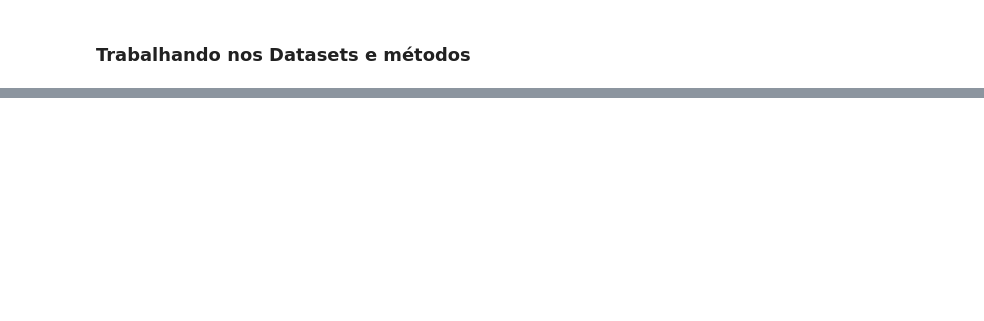
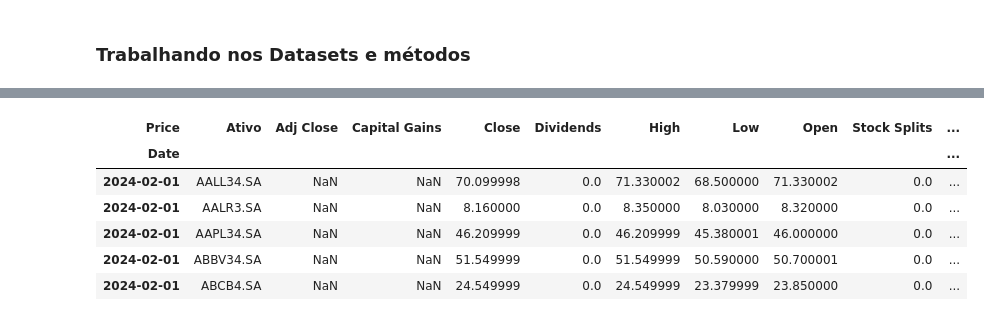
Before and after one commit to vitormiracca/DataEngineer-FinancialData, a Jupyter notebook: ExploracaoInicial/Mercado_Financeiro/ACOES/exp_acao.ipynb, the cells around one changed output, grey strips where cells are left out. Cells and saved outputs as stored; diff of their text form; code cells hidden in the pictures; blank space fills up the shorter version.

```diff
--- a/ExploracaoInicial/Mercado_Financeiro/ACOES/exp_acao.ipynb
+++ b/ExploracaoInicial/Mercado_Financeiro/ACOES/exp_acao.ipynb
@@ -281,0 +384,4 @@ Já conseguimos gerar uma base de dados bem completa de ações, com:
+# %%
+# Lista as acoes e fiis na bolsa pelo investing
+ativos_br = inv.get_stocks_dict('brazil')
+ativos_br
@@ -281,0 +494,5 @@ Já conseguimos gerar uma base de dados bem completa de ações, com:
+# %%
+df = teste_history_full.history(start='2024-02-01', end='2024-02-29')
+df = df.stack(level=1).rename_axis(['Date', 'Ativo']).reset_index(level=1)
+df.head()
+# %% [output]
@@ -281,0 +516,7 @@ Já conseguimos gerar uma base de dados bem completa de ações, com:
+| Price | Ativo | Adj Close | Capital Gains | Close | Dividends | High | Low | Open | Stock Splits | ... |
+| Date |  |  |  |  |  |  |  |  |  | ... |
+| 2024-02-01 | AALL34.SA | NaN | NaN | 70.099998 | 0.0 | 71.330002 | 68.500000 | 71.330002 | 0.0 | ... |
+| 2024-02-01 | AALR3.SA | NaN | NaN | 8.160000 | 0.0 | 8.350000 | 8.030000 | 8.320000 | 0.0 | ... |
+| 2024-02-01 | AAPL34.SA | NaN | NaN | 46.209999 | 0.0 | 46.209999 | 45.380001 | 46.000000 | 0.0 | ... |
+| 2024-02-01 | ABBV34.SA | NaN | NaN | 51.549999 | 0.0 | 51.549999 | 50.590000 | 50.700001 | 0.0 | ... |
+| 2024-02-01 | ABCB4.SA | NaN | NaN | 24.549999 | 0.0 | 24.549999 | 23.379999 | 23.850000 | 0.0 | ... |
```
Also changed, not shown: parts of 28 cells of this notebook, 2 other files.
